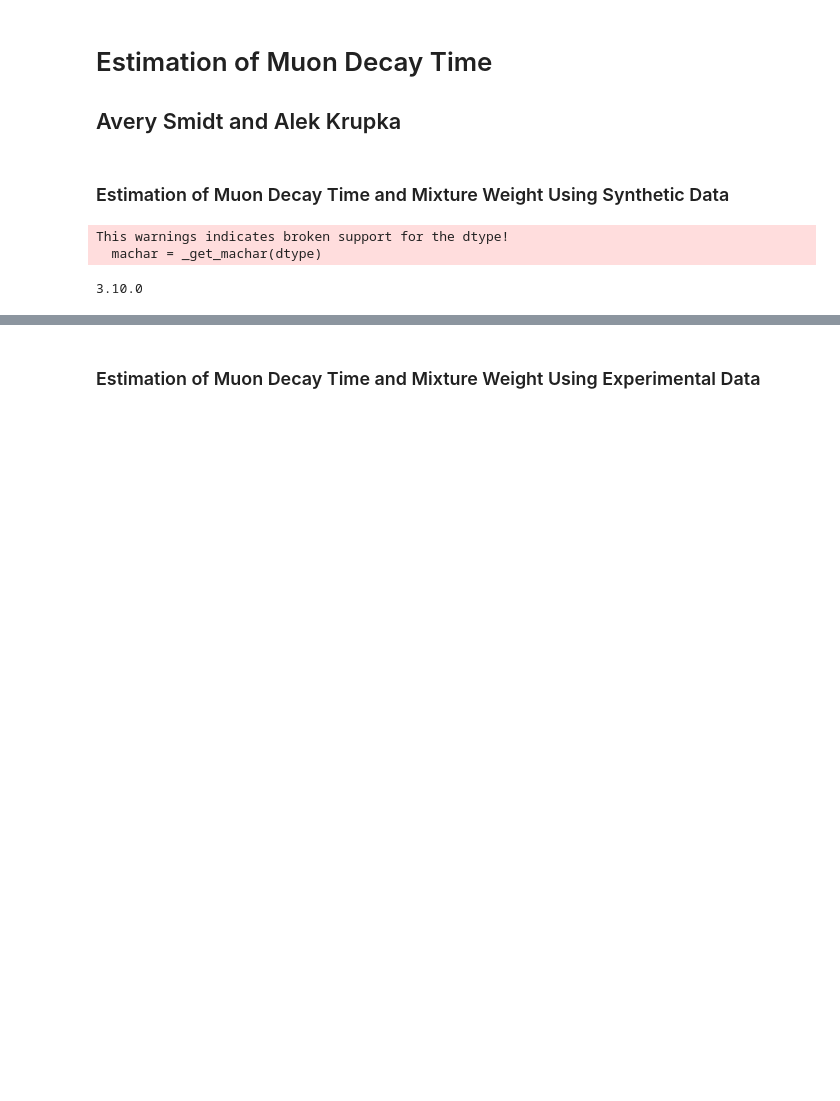
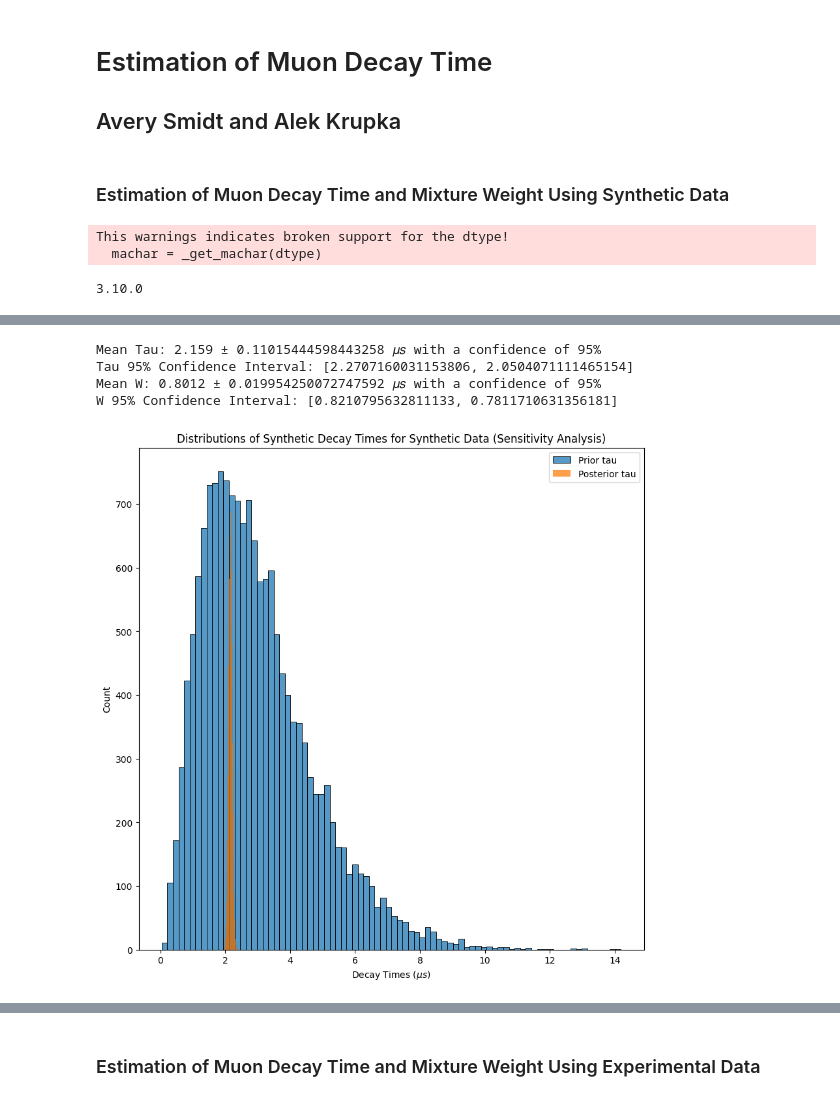
Before and after one commit to NightHydra/CognitiveModelingHomework, a Jupyter notebook: Project/muonPhysics.ipynb, the cells around one changed output, grey strips where cells are left out. Saved outputs shown, nothing was run; the diff lists cells and outputs as text; code cells hidden in the pictures; blank space fills up the shorter version.

```diff
--- a/Project/muonPhysics.ipynb
+++ b/Project/muonPhysics.ipynb
@@ -280,0 +311,3 @@ plt.savefig("Figures/synth_data_and_pred_posterior_kdes_tau.png", format="png")
+# %%
+model_sens = stan.build(sensitivity_model_code, data=data_dict)
+fit_sens = model_sens.sample(num_chains=4, num_samples=4000, num_warmup=1000)
@@ -280,0 +333,63 @@ plt.savefig("Figures/synth_data_and_pred_posterior_kdes_tau.png", format="png")
+# %%
+tau_estimated = 1/fit_sens["lambda"][0]
+w_estimated = fit_sens['w'][0]
+
+tau_posterior_mean = np.mean(tau_estimated)
+tau_posterior_std = np.std(tau_estimated)
+
+w_posterior_mean = np.mean(w_estimated)
+w_posterior_std = np.std(w_estimated)
+
+#Calculate the 95% confidence interval of tau
+tau_posterior_lb = np.quantile(tau_estimated, 0.025)
+tau_posterior_ub = np.quantile(tau_estimated, 0.975)
+
+tau_posterior_lz = (tau_posterior_mean - tau_posterior_lb) / tau_posterior_std
+tau_posterior_uz = (tau_posterior_ub - tau_posterior_mean) / tau_posterior_std
+
+tau_posterior_uncertainty = (tau_posterior_uz + tau_posterior_lz) / 2
+
+#Calculate the 95% confidence interval of w
+w_posterior_lb = np.quantile(w_estimated, 0.025)
+w_posterior_ub = np.quantile(w_estimated, 0.975)
+
+w_posterior_lz = (w_posterior_mean - w_posterior_lb) / w_posterior_std
+w_posterior_uz = (w_posterior_ub - w_posterior_mean) / w_posterior_std
+
+w_posterior_uncertainty = (w_posterior_uz + w_posterior_lz) / 2
+
+print(f"Mean Tau: {np.round(tau_posterior_mean, 3)} ± {tau_posterior_std * tau_posterior_uncertainty} 𝜇𝑠 with a confidence of 95%")
+print(f"Tau 95% Confidence Interval: [{tau_posterior_mean + tau_posterior_std * tau_posterior_uz}, {tau_posterior_mean - tau_posterior_std * tau_posterior_lz}]")
+print(f"Mean W: {np.round(w_posterior_mean, 4)} ± {w_posterior_std * w_posterior_uncertainty} 𝜇𝑠 with a confidence of 95%")
+print(f"W 95% Confidence Interval: [{w_posterior_mean + w_posterior_std * w_posterior_uz}, {w_posterior_mean - w_posterior_std * w_posterior_lz}]")
+az.summary(fit_sens, var_names=['lambda', 'w',], filter_vars="like")
+
+# Plot prior and posterior distributions of the decay time
+tau_prior = np.random.gamma(3, scale=1, size=tau_estimated.shape)
+plt.figure(figsize=(10,10))
+sns.histplot(tau_prior, label="Prior tau")
+sns.histplot(tau_estimated, label="Posterior tau")
+plt.title("Distributions of Synthetic Decay Times for Synthetic Data (Sensitivity Analysis)")
+plt.xlabel("Decay Times ($\\mu s$)")
+plt.legend()
+plt.savefig("Figures/sensitivity_prior_posterior_tau_.png", format="png")
+plt.show()
+
+
+
+# Plot prior and posterior distributions of the weight
+w_prior = np.random.beta(2, 2, size=w_estimated.shape)
+plt.figure(figsize=(10,10))
+sns.histplot(w_prior, label="Prior mixture weight")
+sns.histplot(w_estimated, label="Posterior mixture weight")
+plt.title("Distributions of Synthetic Mixture Weights for Synthetic Data (Sensitivity Analysis)")
+plt.xlabel("Mixture Weights")
+plt.legend()
+plt.savefig("Figures/sensitivity_prior_posterior_w.png", format="png")
+plt.show()
+# %% [output]
+Mean Tau: 2.159 ± 0.11015444598443258 𝜇𝑠 with a confidence of 95%
+Tau 95% Confidence Interval: [2.2707160031153806, 2.0504071111465154]
+Mean W: 0.8012 ± 0.019954250072747592 𝜇𝑠 with a confidence of 95%
+W 95% Confidence Interval: [0.8210795632811133, 0.7811710631356181]
+[figure, added]
```
Also changed, not shown: parts of 22 cells of this notebook, 14 other files.
